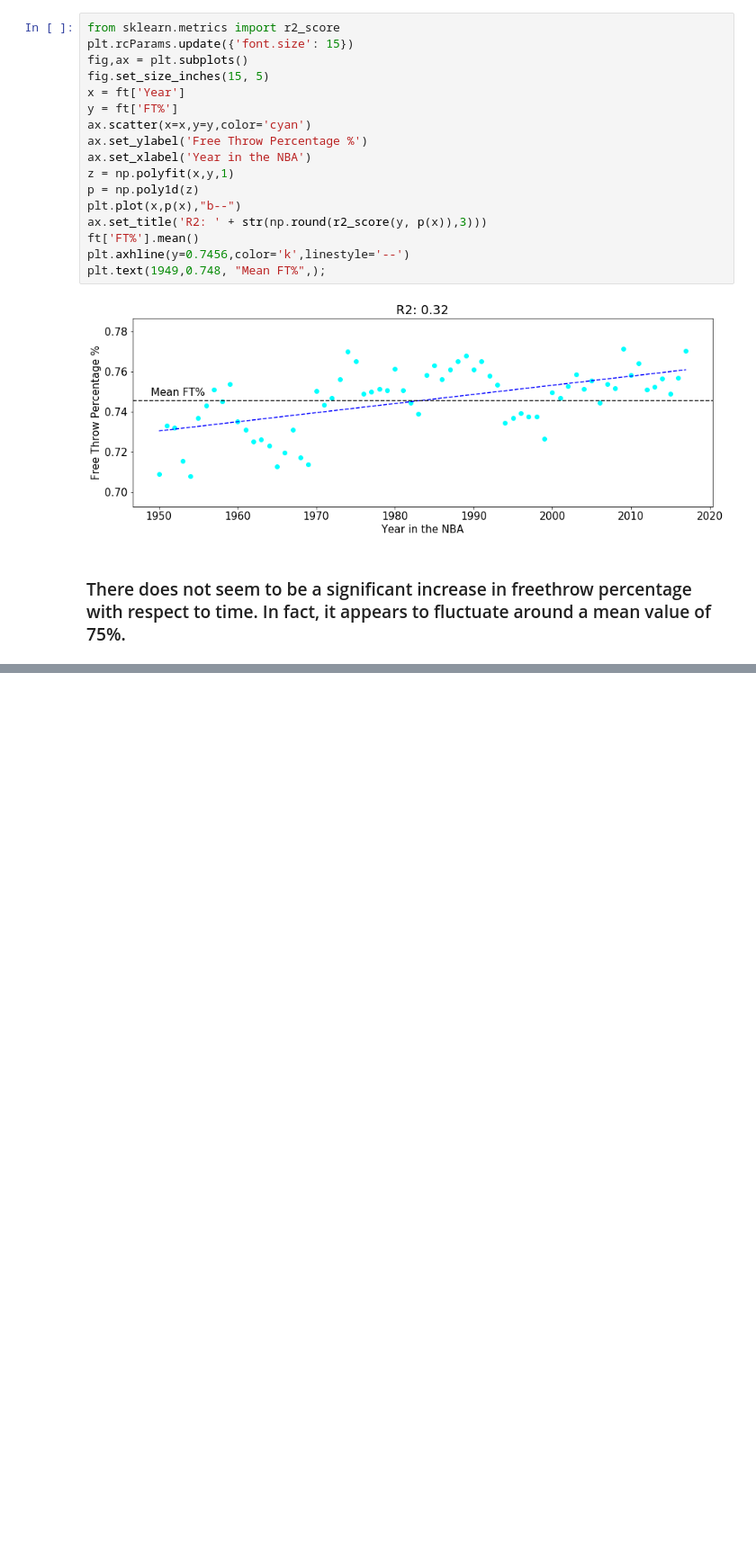
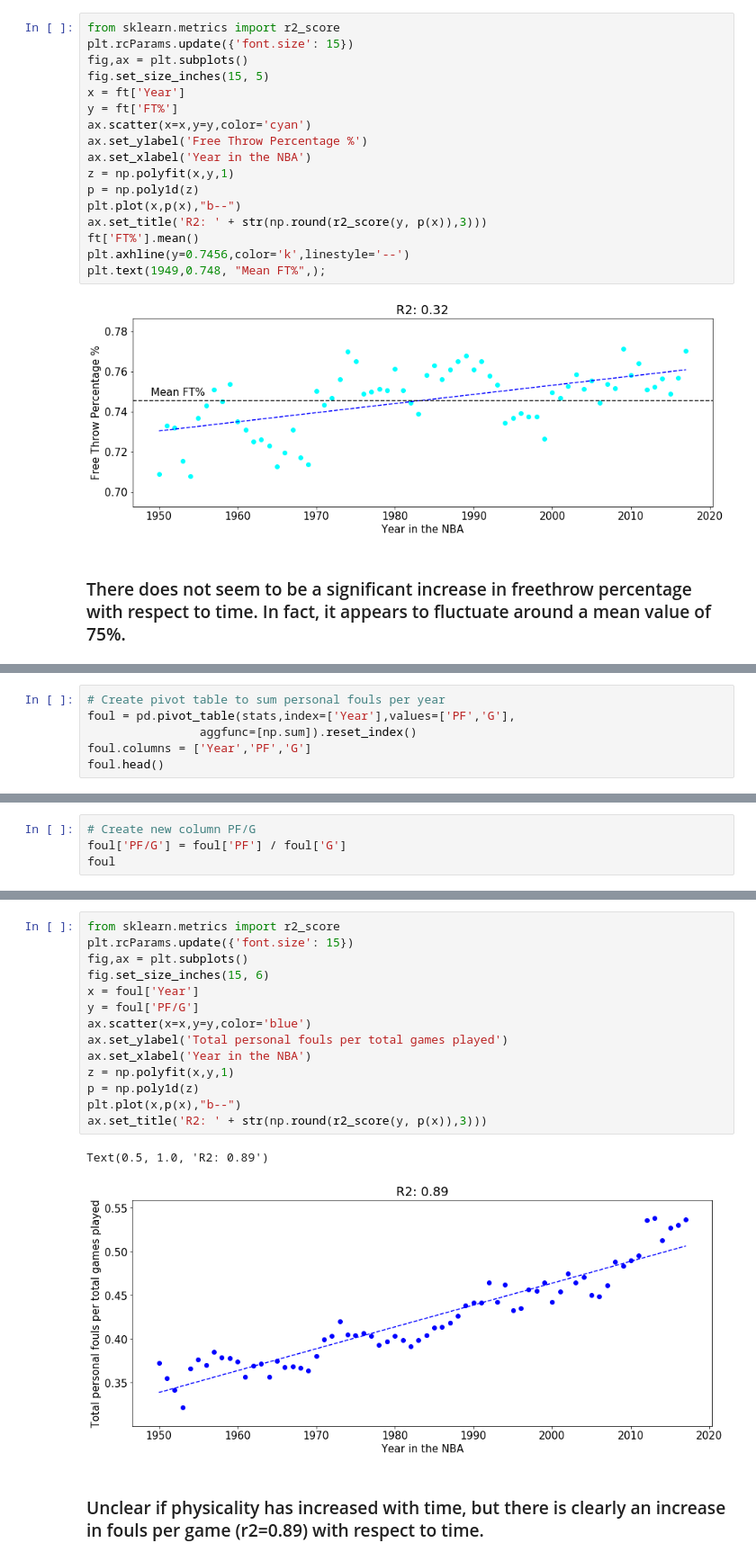
Before and after one commit to brentwilder/NBAplayers, a Jupyter notebook: NBA.ipynb, the cells around one changed output, grey strips where cells are left out. Shown at 90% size. Drawn from its saved outputs; the diff is of its cells as text; blank space fills up the shorter version.

Commit message:
fouls per game

```diff
--- a/NBA.ipynb
+++ b/NBA.ipynb
@@ -342,0 +345,6 @@ plt.text(1949,0.748, "Mean FT%",);
+# %%
+# Create pivot table to sum personal fouls per year
+foul = pd.pivot_table(stats,index=['Year'],values=['PF','G'],
+                aggfunc=[np.sum]).reset_index()
+foul.columns = ['Year','PF','G']
+foul.head()
@@ -342,0 +358,4 @@ plt.text(1949,0.748, "Mean FT%",);
+# %%
+# Create new column PF/G
+foul['PF/G'] = foul['PF'] / foul['G']
+foul
@@ -342,0 +376,19 @@ plt.text(1949,0.748, "Mean FT%",);
+# %%
+from sklearn.metrics import r2_score
+plt.rcParams.update({'font.size': 15})
+fig,ax = plt.subplots()
+fig.set_size_inches(15, 6)
+x = foul['Year']
+y = foul['PF/G']
+ax.scatter(x=x,y=y,color='blue')
+ax.set_ylabel('Total personal fouls per total games played')
+ax.set_xlabel('Year in the NBA')
+z = np.polyfit(x,y,1)
+p = np.poly1d(z)
+plt.plot(x,p(x),"b--")
+ax.set_title('R2: ' + str(np.round(r2_score(y, p(x)),3)))
+# %% [output]
+Text(0.5, 1.0, 'R2: 0.89')
+[figure, added]
+# %% [markdown]
+### Unclear if physicality has increased with time, but there is clearly an increase in fouls per game (r2=0.89) with respect to time.
```
Also changed, not shown: parts of 4 cells of this notebook.
